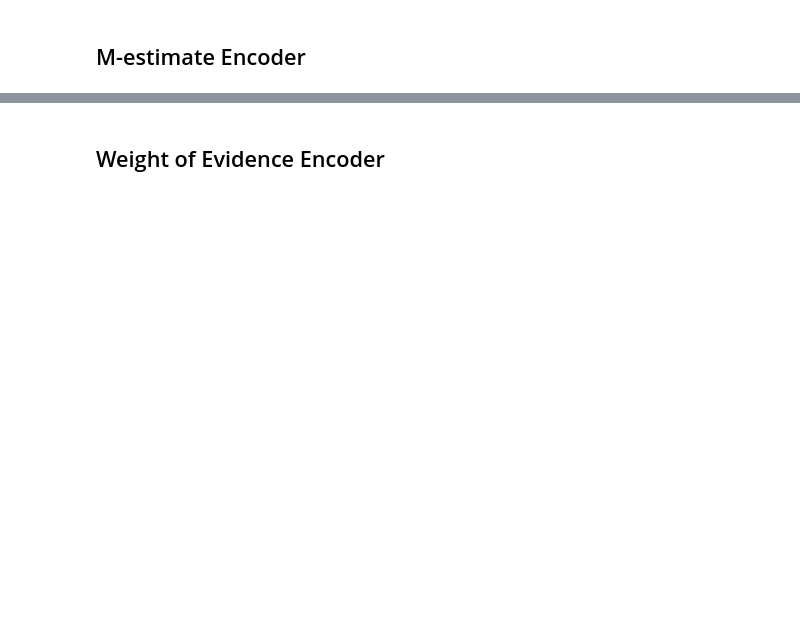
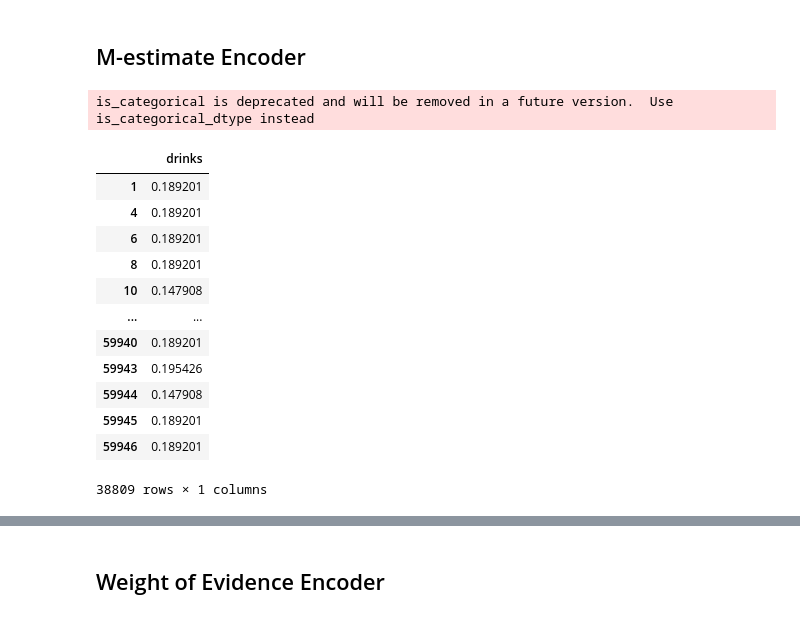
Before and after one commit to DrCesar/Compiler, a Jupyter notebook: DS6011_HT04.ipynb, the cells around one changed output, grey strips where cells are left out. Drawn from its saved outputs; the diff is of its cells as text; code cells hidden in the pictures; blank space fills up the shorter version.

```diff
--- a/DS6011_HT04.ipynb
+++ b/DS6011_HT04.ipynb
@@ -444,0 +613,18 @@ Utilizando el ejemplo de prueba
+# %%
+mes_enc = MEstimateEncoder()
+mes_enc.fit_transform(df[col_cat], df['Class_enc'])
+# %% [output]
+is_categorical is deprecated and will be removed in a future version.  Use is_categorical_dtype instead
+|  | drinks |
+| 1 | 0.189201 |
+| 4 | 0.189201 |
+| 6 | 0.189201 |
+| 8 | 0.189201 |
+| 10 | 0.147908 |
+| ... | ... |
+| 59940 | 0.189201 |
+| 59943 | 0.195426 |
+| 59944 | 0.147908 |
+| 59945 | 0.189201 |
+| 59946 | 0.189201 |
+38809 rows × 1 columns
```
Also changed, not shown: parts of 30 cells of this notebook.
